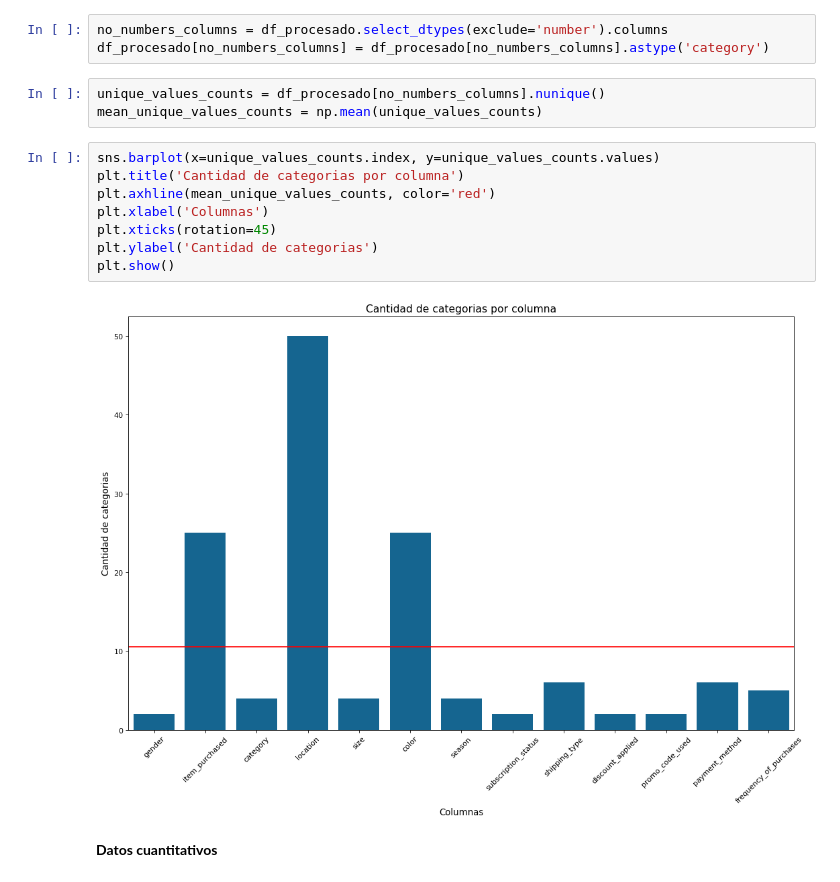
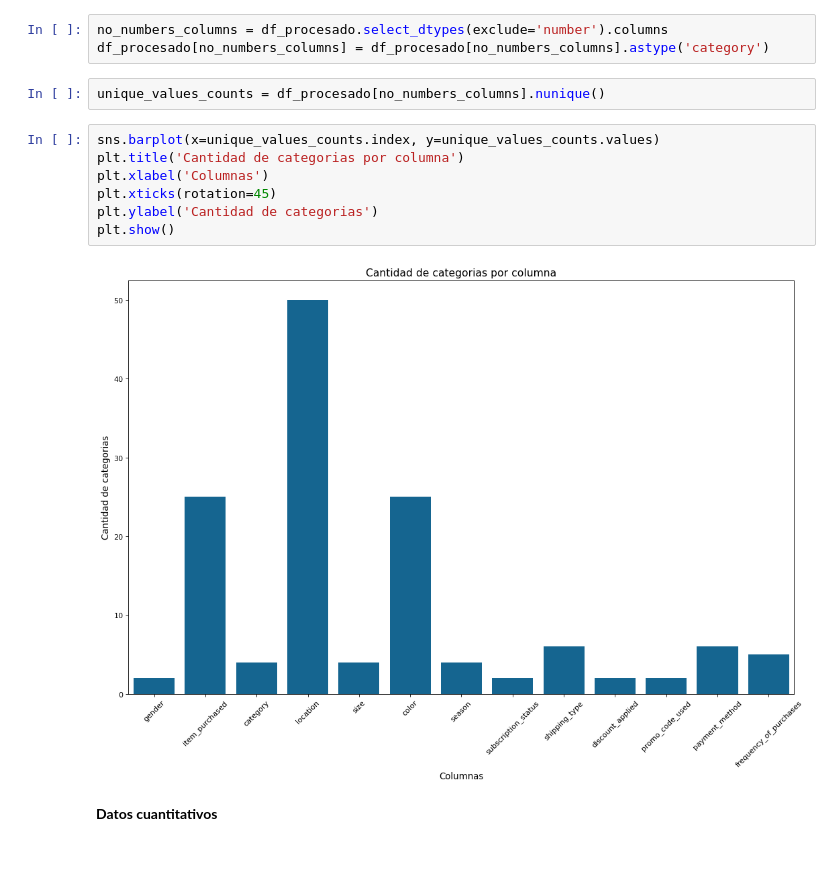
Before and after one commit to ianCristianAriel/2024-eeuu-comportamiento-consumidor, a Jupyter notebook: notebooks/2_tratamiento.ipynb, the cells around one changed output. Drawn from its saved outputs; the diff is of its cells as text.

```diff
--- a/notebooks/2_procesamiento.ipynb
+++ b/notebooks/2_tratamiento.ipynb
@@ -201,17 +201,15 @@ no_numbers_columns = df_procesado.select_dtypes(exclude='number').columns
 df_procesado[no_numbers_columns] = df_procesado[no_numbers_columns].astype('category')
 # %%
 unique_values_counts = df_procesado[no_numbers_columns].nunique()
-mean_unique_values_counts = np.mean(unique_values_counts)
 # %%
 sns.barplot(x=unique_values_counts.index, y=unique_values_counts.values)
 plt.title('Cantidad de categorias por columna')
-plt.axhline(mean_unique_values_counts, color='red')
 plt.xlabel('Columnas')
 plt.xticks(rotation=45)
 plt.ylabel('Cantidad de categorias')
 plt.show()
 # %% [output]
-[figure, old version]
+[figure, new version]
 # %% [markdown]
 **Datos cuantitativos**
 # %% [markdown]
```
Also changed, not shown: 1 other file.
